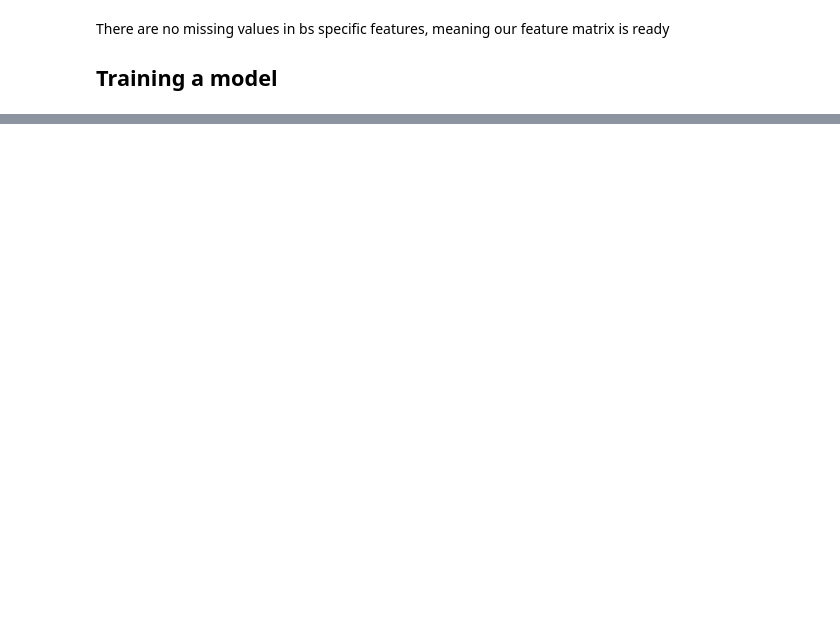
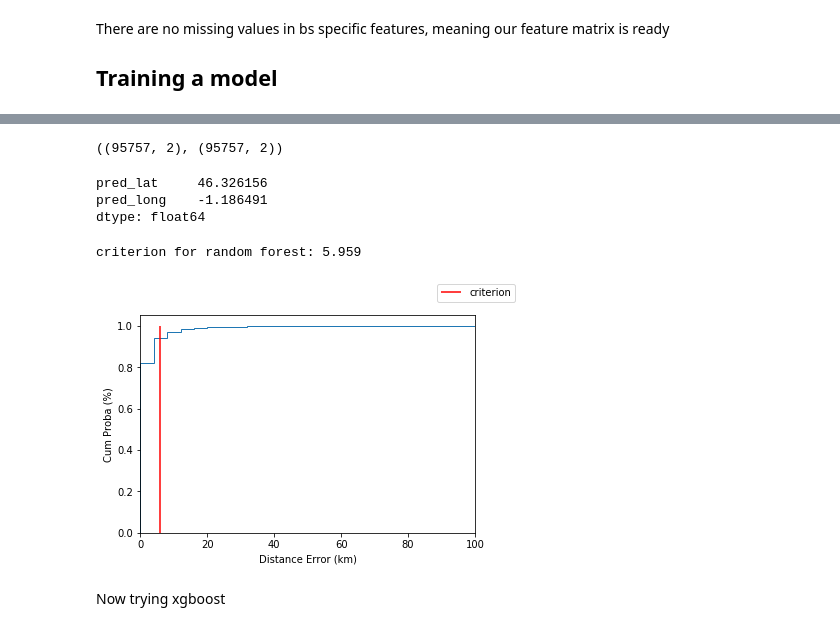
Before and after one commit to vcharvet/geoloc-challenge, a Jupyter notebook: notebooks/feature_engineering.ipynb, the cells around one changed output, grey strips where cells are left out. Drawn from its saved outputs; the diff is of its cells as text; code cells hidden in the pictures; blank space fills up the shorter version.

```diff
--- a/notebooks/feature_engineering.ipynb
+++ b/notebooks/feature_engineering.ipynb
@@ -105,5 +191,6 @@ from utils.evaluation import vincenty_df, vincenty_vec, criterion, plot_error
 # %%
-X, y = Xy.iloc[:, :-2], Xy.loc[:, ['latitude', 'longitude']]
+X, y = Xy.loc[:, features], Xy.loc[:, ['latitude', 'longitude']]
+X_scale = StandardScaler().fit_transform(X)
 
-x_train, x_test, y_train, y_test \
-    train_test_split(X, y, test_size=0.1, random_state=0)
+x_train, x_test, y_train, y_test = \
+    train_test_split(X_scale, y, test_size=0.1, random_state=0)
@@ -110,11 +201,11 @@ x_train, x_test, y_train, y_test \
+# %%
+lr = LinearRegression(n_jobs=16)
+lr.fit(x_train, y_train)
+
+rf = RandomForestRegressor(n_estimators=100, n_jobs=16, verbose=3).fit(x_train, y_train)
 # %%
-lr = LogisticRegression()
-lr.fit(x_train, y_train)
+pred_lr = pd.DataFrame(lr.predict(x_test), columns=['pred_lat', 'pred_long'])
+# pred_lr['messageid'] = x_test.index
 
-rf = RandomForestRegressor(n_estimators=100, n_jobs=16).fit(x_train, y_train)
-
-pred_lr = pd.DataFrame(lr.predict(x_test), columns=['prediction'])
-pred_lr['messageid'] = x_test.index
-
-pred_rf = pd.DataFrame(rf.predict(x_test), columns=['prediction'])
-pred_rf['messageid'] = x_test.index
+pred_rf = pd.DataFrame(rf.predict(x_test), columns=['pred_lat', 'pred_long'])
+# pred_rf['messageid'] = x_test.index
@@ -121,10 +215,28 @@ pred_rf['messageid'] = x_test.index
+# %%
+pred_lr[['pred_lat', 'pred_long']].values.shape, y_test.shape
+# %% [output]
+((95757, 2), (95757, 2))
+# %%
+df_ytest = pd.DataFrame(y_test, columns=['latitude', 'longitude'])
+# %%
+pred_rf.min()
+# %% [output]
+pred_lat     46.326156
+pred_long    -1.186491
+dtype: float64
 # %%
-print('criterion for logistic regression: {:.3f}'\
-      .format(criterion(pred_lr['prediction'], x_test))
+# print('criterion for logistic regression: {:.3f}'\
+#       .format(criterion(pred_lr[['pred_lat', 'pred_long']], df_ytest, True)))
 
 print('criterion for random forest: {:.3f}'\
-      .format(criterion(pred_rf['prediction'], x_test))
+      .format(criterion(pred_rf[['pred_lat', 'pred_long']], df_ytest, True)))
+# %% [output]
+criterion for random forest: 5.959
 # %%
 plot_error(x_test, pred_lr['prediction'], True)
 # %%
-plot_error(x_test, pred_rf['prediction'], True)
+plot_error(df_ytest, pred_rf[['pred_lat', 'pred_long']], True)
+# %% [output]
+[figure, added]
+# %% [markdown]
+Now trying xgboost
```
Also changed, not shown: parts of 21 cells of this notebook.
